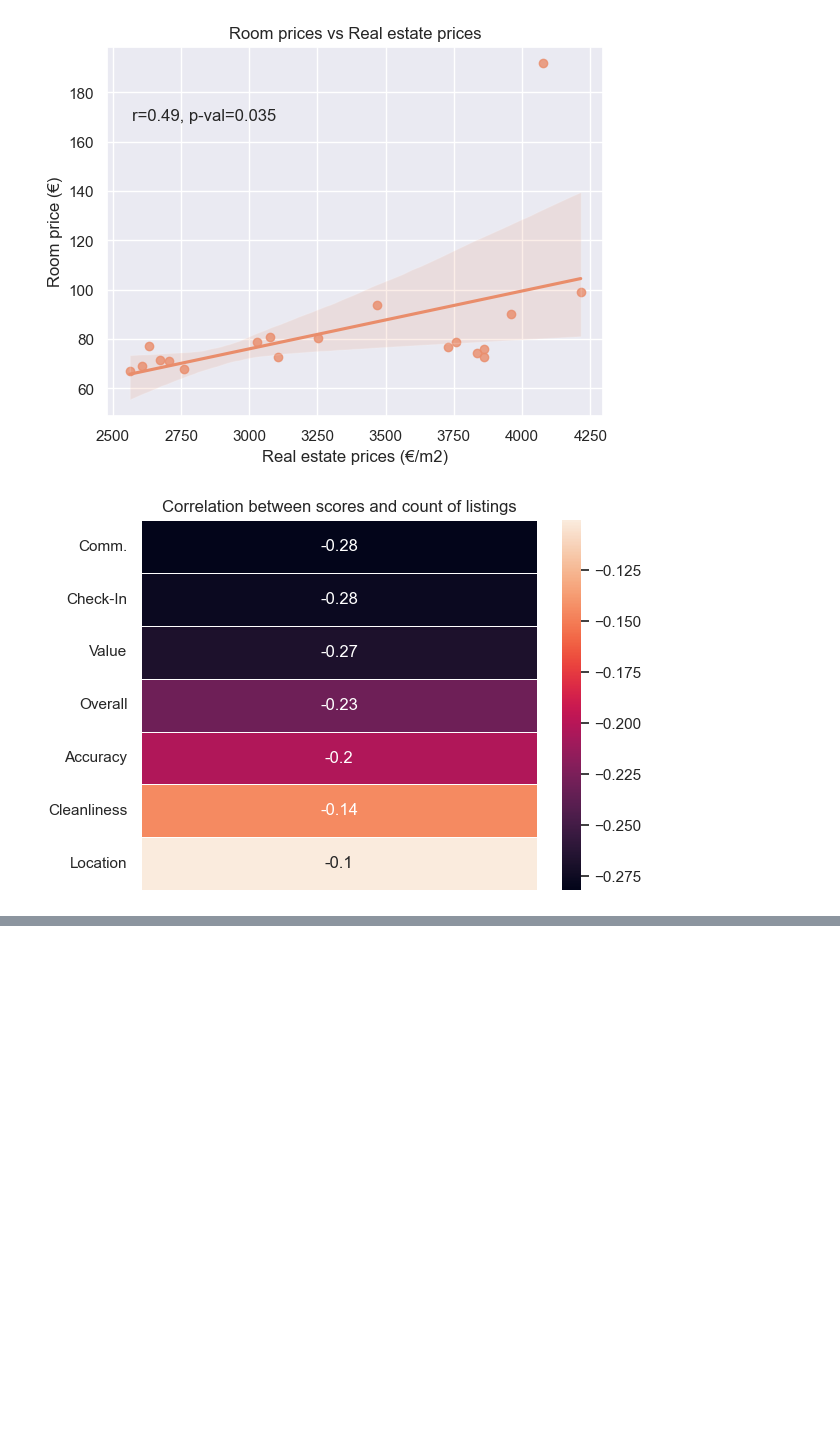
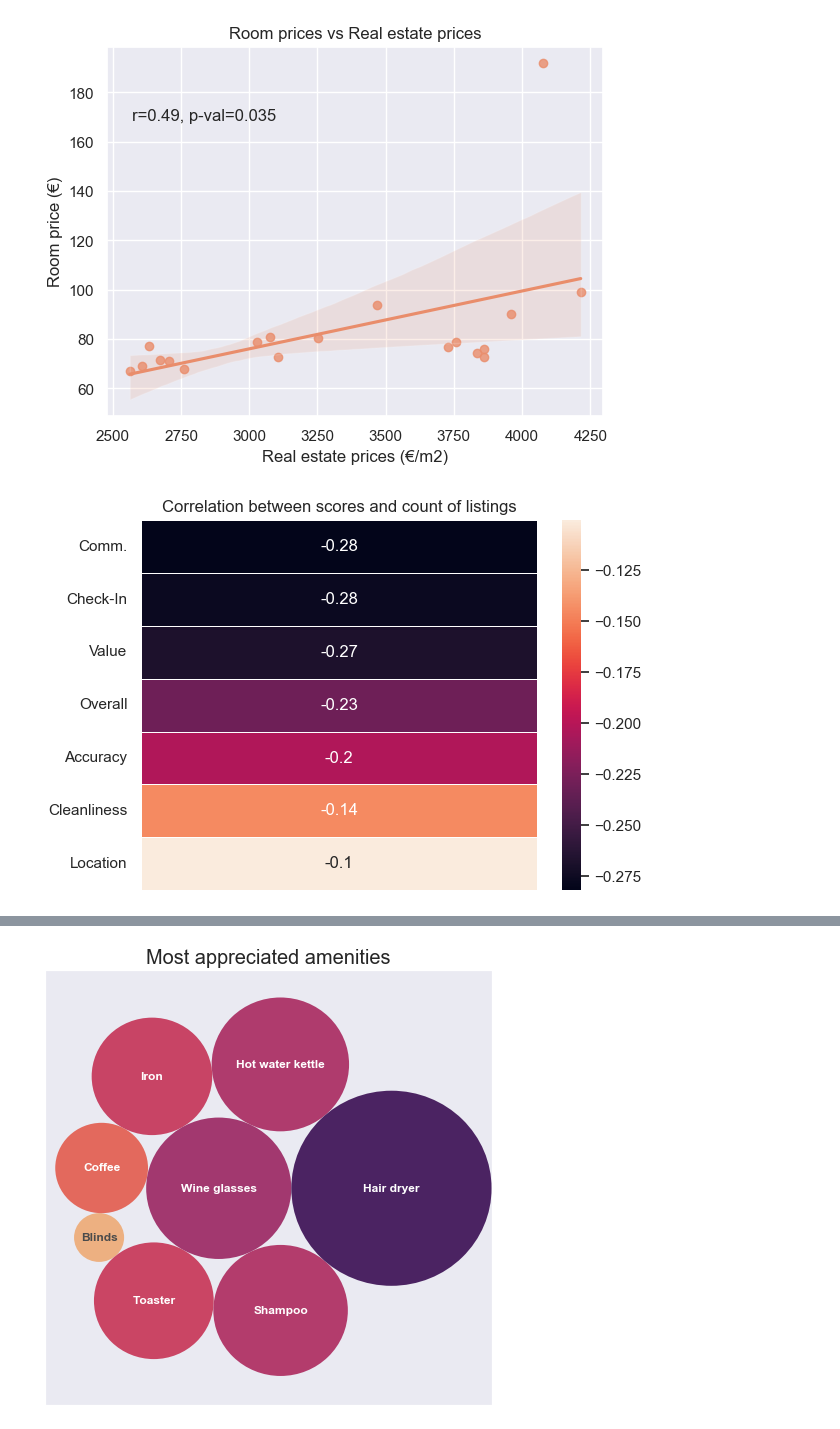
Before and after one commit to AlexLu94/MyDataAnalysisPortfolio, a Jupyter notebook: airbnb_in_brussels/analysis.ipynb, the cells around one changed output, grey strips where cells are left out. Drawn from its saved outputs; the diff is of its cells as text; code cells hidden in the pictures; blank space fills up the shorter version.

```diff
--- a/airbnb_in_brussels/analysis.ipynb
+++ b/airbnb_in_brussels/analysis.ipynb
@@ -85,11 +94,13 @@ In other words, **an host having multiple rooms for rent appears likely to have
 import pandas as pd
 import matplotlib.pyplot as plt
 import matplotlib.colors as mcolors
+import matplotlib
 import numpy as np
 import pingouin as pg
 import seaborn as sns
-
+from sortedcontainers import SortedList
 from collections import defaultdict
+import circlify as circ
 
 sns.set_theme(palette='flare', style='darkgrid')
 
@@ -99,7 +110,7 @@ cols=["host_id","host_since","host_response_time","host_response_rate",
       "host_listings_count","host_total_listings_count","host_has_profile_pic",
       "host_identity_verified","neighbourhood_cleansed","latitude",
       "longitude","property_type","room_type",
-      "accommodates",
+      "accommodates", "description",
       "beds","price", "amenities",
       "number_of_reviews","review_scores_rating","review_scores_accuracy",
       "review_scores_cleanliness","review_scores_checkin","review_scores_communication",
@@ -387,0 +402,38 @@ print(list(reversed(relevant_amenities_location_rating)))
+# %%
+mins, maxs = 1, 0
+for word, score in all_words.items():
+    mins = min(mins, score)
+    maxs = max(maxs, score)
+
+to_plot = []
+for word, score in all_words.items():
+    to_plot.append({'id': word, 'datum':1+15*(score-mins)/(maxs-mins)})
+to_plot.sort(key=lambda x:-x['datum'])
+circles = circ.circlify(to_plot, show_enclosure=False)
+
+_, ax = plt.subplots(figsize=(8.0, 8.0))
+
+cm = sns.color_palette("flare", as_cmap=True).colors
+
+minr = min([circle.r for circle in circles])
+maxr = max([circle.r for circle in circles])
+
+for i in range(len(circles)):
+    x, y, r = circles[i]
+    color_idx = round(255*(r-minr)/(maxr-minr))
+    ax.add_patch(plt.Circle((x, y), r, alpha=1, linewidth=0, fill=True, color=cm[color_idx]))
+    if i>0:
+        ax.text(x, y, circles[i].ex['id'].capitalize(), horizontalalignment='center', verticalalignment='center', color=[1,1,1],weight="bold")
+    else:
+        ax.text(x, y, 'Blinds', horizontalalignment='center', verticalalignment='center', color=[1-np.mean(cm[color_idx])]*3, weight="bold")
+lim = max(max(abs(circle.x) + circle.r,abs(circle.y) + circle.r,) for circle in circles)
+plt.xlim(-lim, lim)
+plt.ylim(-lim, lim)
+plt.grid(False)
+ax.xaxis.set_ticklabels([])
+ax.yaxis.set_ticklabels([])
+plt.title("Most appreciated amenities",fontsize = 20)
+plt.savefig('best_amenities.png', bbox_inches="tight")
+plt.show()
+# %% [output]
+[figure, added]
```
Also changed, not shown: parts of 3 cells of this notebook, 1 other file.
